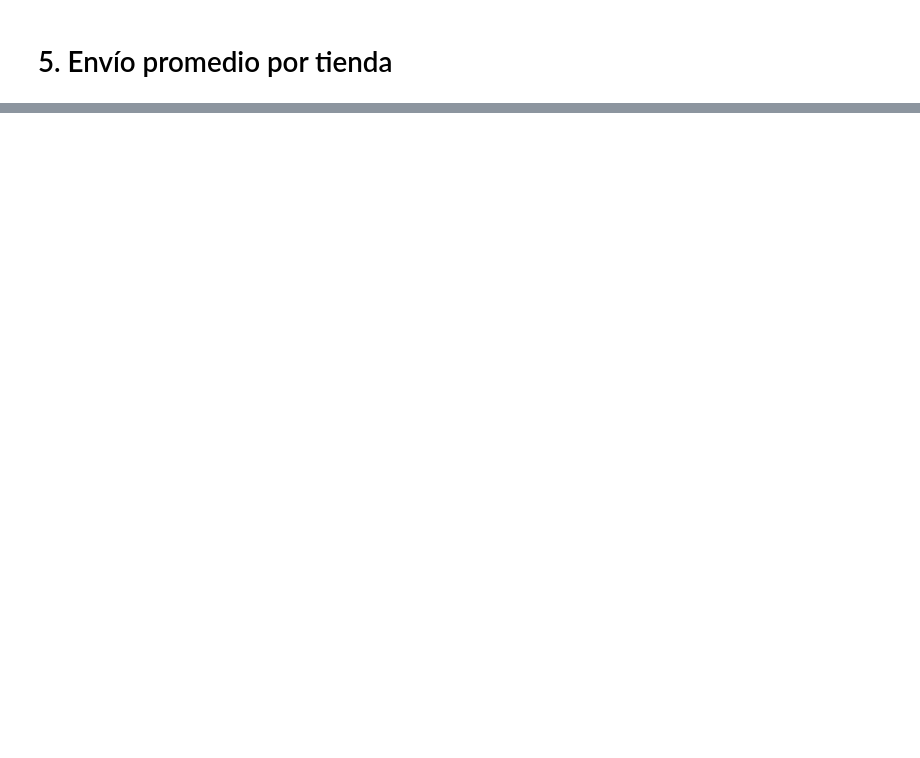
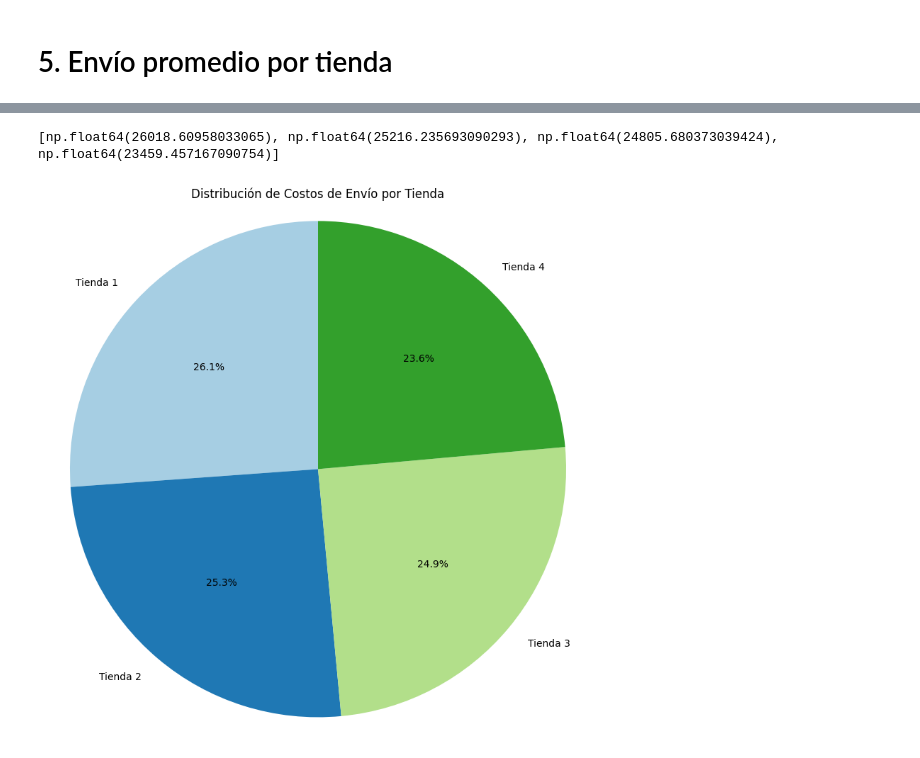
Before and after one commit to mafenavas/store-data-challenge, a Jupyter notebook: Store_Alura_Challenge.ipynb, the cells around one changed output, grey strips where cells are left out. Cells and saved outputs as stored; diff of their text form; code cells hidden in the pictures; blank space fills up the shorter version.

```diff
--- a/Store_Alura_Challenge.ipynb
+++ b/Store_Alura_Challenge.ipynb
@@ -109,3 +109,12 @@ Muebles                    465
 Name: Producto, dtype: int64
 # %% [markdown]
 # 3. Calificación promedio de la tienda
+# %%
+archivos_tiendas = [tienda, tienda2, tienda3, tienda4]
+
+calificacion_por_tienda = []
+
+for indice, archivo_tienda in enumerate(archivos_tiendas):
+  promedio_calificacion_tienda = archivo_tienda['Calificación'].mean()
+  calificacion_por_tienda.append(promedio_calificacion_tienda)
+  print(f"La calificación promedio de satisfacción del cliente de la tienda {indice + 1} es: {promedio_calificacion_tienda}")
@@ -112,2 +126,12 @@ Name: Producto, dtype: int64
 # %% [markdown]
 # 4. Productos más y menos vendidos
+# %%
+archivos_tiendas = [tienda, tienda2, tienda3, tienda4]
+
+cantidad_productos = []
+
+for indice, archivo_tienda in enumerate(archivos_tiendas):
+  cantidad_productos_tienda = archivo_tienda.groupby(by= 'Producto')['Producto'].count().sort_values(ascending=False)
+  producto_mas_vendido = cantidad_productos_tienda.index[0]
+  producto_menos_vendido = cantidad_productos_tienda.index[-1]
+  print(f"El producto mas vendido de la tienda {indice + 1} es {producto_mas_vendido} y el producto menos vendido de la tienda es {producto_menos_vendido}")
@@ -114,2 +143,11 @@ Name: Producto, dtype: int64
 # %% [markdown]
 # 5. Envío promedio por tienda
+# %%
+archivos_tiendas = [tienda, tienda2, tienda3, tienda4]
+
+costo_de_envio = []
+
+for indice, archivo_tienda in enumerate(archivos_tiendas):
+  promedio_costo_envio_tienda = archivo_tienda['Costo de envío'].mean()
+  costo_de_envio.append(promedio_costo_envio_tienda)
+  print(f"La costo promedio de envio de la tienda {indice + 1} es: {promedio_costo_envio_tienda}")
@@ -115,0 +171,15 @@ Name: Producto, dtype: int64
+# %%
+print(costo_de_envio)
+# %% [output]
+[np.float64(26018.60958033065), np.float64(25216.235693090293), np.float64(24805.680373039424), np.float64(23459.457167090754)]
+# %%
+import matplotlib.pyplot as plt
+nombres_tiendas = [f"Tienda {i+1}" for i in range(len(archivos_tiendas))]
+plt.figure(figsize=(8, 8))
+plt.pie(costo_de_envio, labels=nombres_tiendas, autopct='%1.1f%%', startangle=90, colors=plt.cm.Paired.colors)
+plt.title('Distribución de Costos de Envío por Tienda')
+plt.axis('equal')
+plt.tight_layout()
+plt.show()
+# %% [output]
+[figure, added]
```
Also changed, not shown: parts of 7 cells of this notebook.
